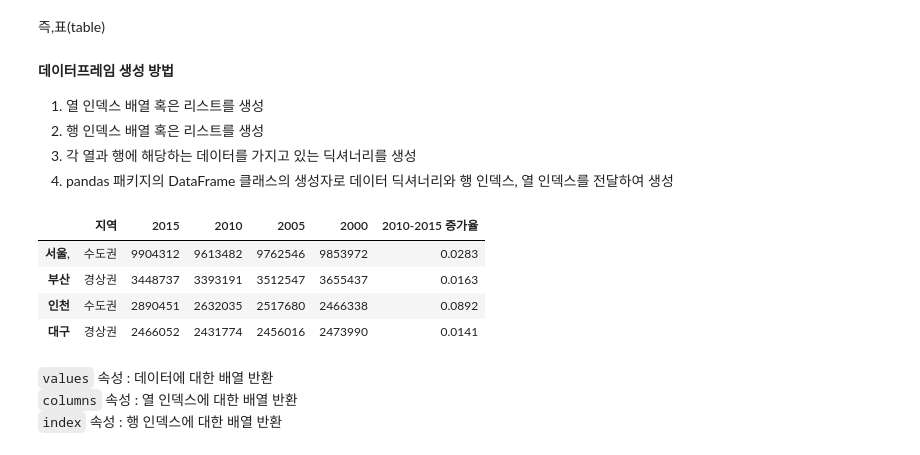
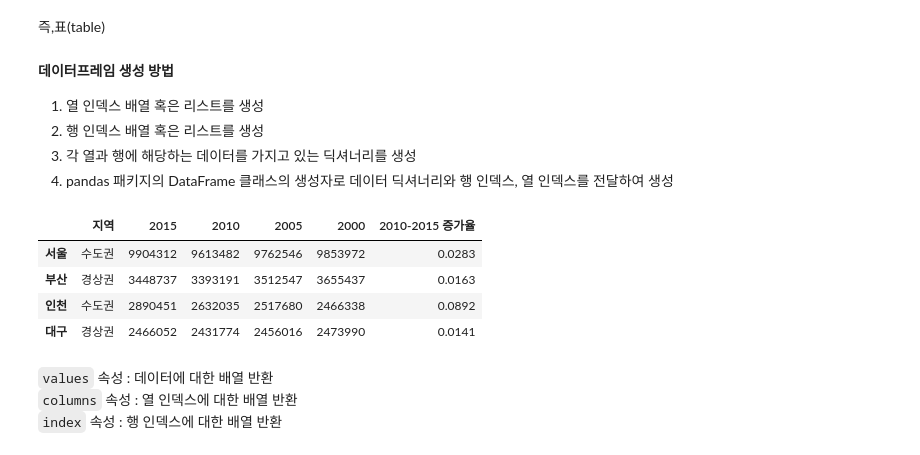
Before and after one commit to ahndb/aws_phyhon_240215, a Jupyter notebook: pandas_data_analysis/0226/a_pandas_data_frame_class.ipynb, the cells around one changed output. Saved outputs shown, nothing was run; the diff lists cells and outputs as text; code cells hidden in the pictures.

```diff
--- a/pandas_data_analysis/0226/a_pandas_data_frame_class.ipynb
+++ b/pandas_data_analysis/0226/a_pandas_data_frame_class.ipynb
@@ -12,21 +13,21 @@ import pandas as pd
 4. pandas 패키지의 DataFrame 클래스의 생성자로 데이터 딕셔너리와 행 인덱스, 열 인덱스를 전달하여 생성
 # %%
 columns = ['지역', '2015', '2010', '2005', '2000', '2010-2015 증가율'] # 열 인덱스
-index = ['서울,', '부산', '인천', '대구'] # 행 인덱스
+index = ['서울', '부산', '인천', '대구'] # 행 인덱스
 data = {
   '2015': [9904312, 3448737, 2890451, 2466052],
   '2010': [9613482, 3393191, 2632035, 2431774],
   '2005': [9762546, 3512547, 2517680, 2456016],
   '2000': [9853972, 3655437, 2466338, 2473990],
   '지역': ['수도권', '경상권', '수도권', '경상권'],
   '2010-2015 증가율': [.0283, .0163, .0892, .0141]
 }
 
 df = pd.DataFrame(data, index=index, columns=columns)
 df
 # %% [output]
 |  | 지역 | 2015 | 2010 | 2005 | 2000 | 2010-2015 증가율 |
-| 서울, | 수도권 | 9904312 | 9613482 | 9762546 | 9853972 | 0.0283 |
+| 서울 | 수도권 | 9904312 | 9613482 | 9762546 | 9853972 | 0.0283 |
 | 부산 | 경상권 | 3448737 | 3393191 | 3512547 | 3655437 | 0.0163 |
 | 인천 | 수도권 | 2890451 | 2632035 | 2517680 | 2466338 | 0.0892 |
 | 대구 | 경상권 | 2466052 | 2431774 | 2456016 | 2473990 | 0.0141 |
```
Also changed, not shown: parts of 32 cells of this notebook, 4 other files.
